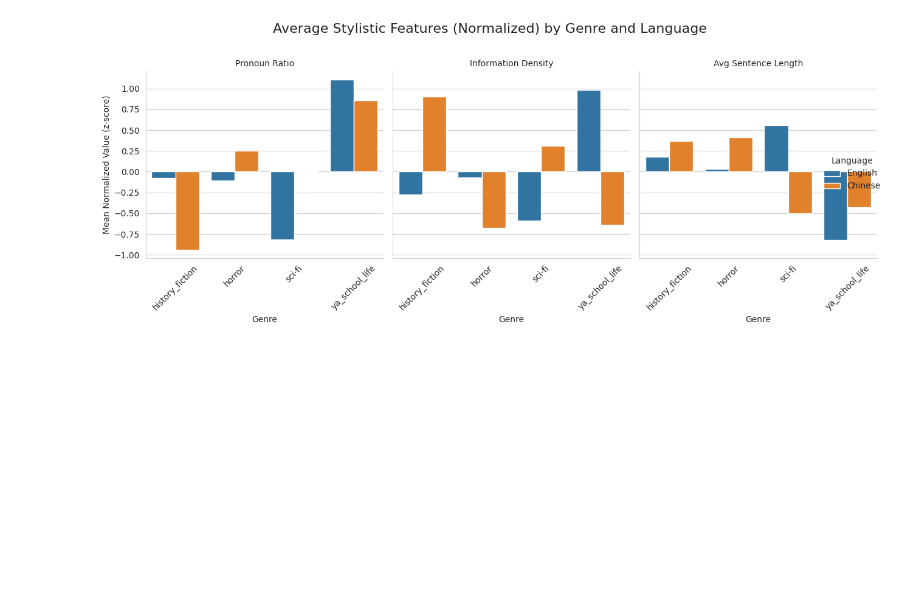
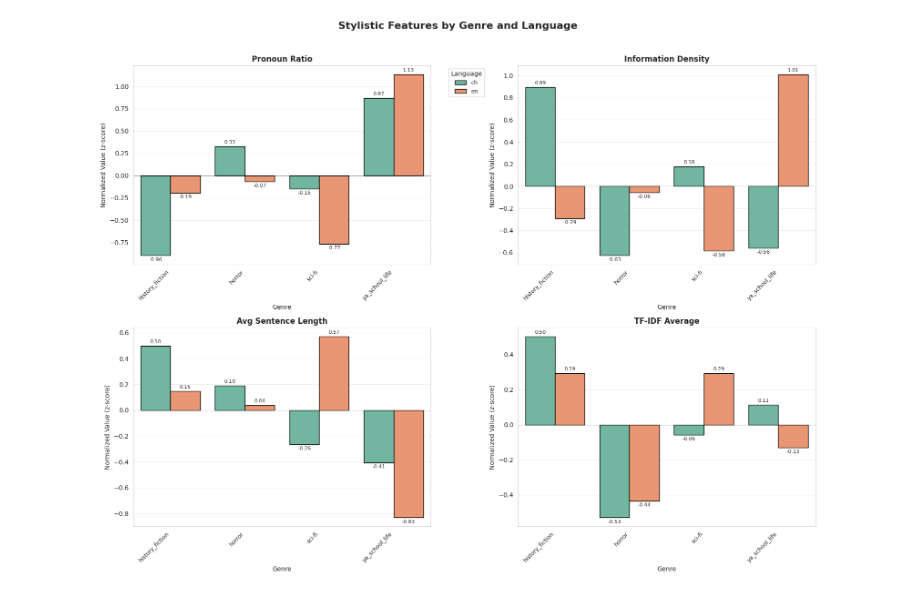
Before and after one commit to asapacsin/cross-culture-linguistic-analysis, a Jupyter notebook: lingu.ipynb, the cells around one changed output. Saved outputs shown, nothing was run; the diff lists cells and outputs as text; code cells hidden in the pictures; blank space fills up the shorter version.

```diff
--- a/lingu.ipynb
+++ b/lingu.ipynb
@@ -133,2 +180,0 @@ for i, col in enumerate(features):
-# %%
-pro_en_df = clean_en_df
@@ -200,14 +313,8 @@ Explained variance ratio: [0.47185204 0.38845362]
 # %%
-import pandas as pd
-import numpy as np
-from scipy.stats import pearsonr
-import seaborn as sns
-import matplotlib.pyplot as plt
-
 # ────────────────────────
 # 1. Normalize the 3 features (same as before)
 # ────────────────────────
-features = ["pronoun_ratio", "info_density", "avg_sent_len"]
+features = ["pronoun_ratio", "info_density", "avg_sent_len","tfidf_avg"]
 df = df.dropna(subset=features + ["genre", "language"]).reset_index(drop=True)
 
 X = df[features].values
@@ -225,10 +332,10 @@ results = []
 
 for genre in df["genre"].unique():
     en_books = df[(df["genre"] == genre) & (df["language"] == "en")][norm_cols]
-    zh_books = df[(df["genre"] == genre) & (df["language"] == "zh")][norm_cols]
+    zh_books = df[(df["genre"] == genre) & (df["language"] == "ch")][norm_cols]
 
     if len(en_books) < 2 or len(zh_books) < 2:
-        print(f"Skipping {genre}: not enough books (EN={len(en_books)}, ZH={len(zh_books)})")
+        print(f"Skipping {genre}: not enough books (EN={len(en_books)}, CH={len(zh_books)})")
         continue
 
     # Average stylistic profile per language
@@ -267,8 +374,8 @@ print(corr_df[corr_df["pearson_r"] > 0.7][["genre", "pearson_r", "n_en", "n_zh"]
 # ────────────────────────
 plt.figure(figsize=(10, 6))
 bars = plt.barh(corr_df["genre"], corr_df["pearson_r"],
-                color=np.where(corr_df["pearson_r"] > 0.7, "#d62728",
-                       np.where(corr_df["pearson_r"] > 0.4, "#ff7f0e", "#1f77b4")))
+                color=np.where(abs(corr_df["pearson_r"]) > 0.7, "#d62728",
+                       np.where(abs(corr_df["pearson_r"]) > 0.4, "#ff7f0e", "#1f77b4")))
 
 plt.xlabel("Pearson Correlation (r)\n← Less similar                      More similar →", fontsize=13)
 plt.title("How Similar Are English & Chinese Books in the Same Genre?\n"
@@ -291,5 +398,5 @@ Text(0.5, 1.0, 'How Similar Are English & Chinese Books in the Same Genre?\nHigh
 # %%
-features = ["pronoun_ratio", "info_density", "avg_sent_len"]
+features = ["pronoun_ratio", "info_density", "avg_sent_len", "tfidf_avg"]
 df = df.dropna(subset=features + ["genre", "language"]).reset_index(drop=True)
 
 X = df[features].values
@@ -321,41 +428,61 @@ mean_melted = mean_df.melt(
 feature_names = {
     "pronoun_ratio_norm": "Pronoun Ratio",
     "info_density_norm": "Information Density",
-    "avg_sent_len_norm": "Avg Sentence Length"
+    "avg_sent_len_norm": "Avg Sentence Length",
+    "tfidf_avg_norm": "TF-IDF Average"
 }
 mean_melted["feature"] = mean_melted["feature"].map(feature_names)
 
 # ────────────────────────
-# Plot: Grouped bar chart (EN vs ZH) per genre
+# OPTION 1: Enhanced grouped bar chart with genre colors
 # ────────────────────────
-plt.figure(figsize=(12, 8))
+
+# Create a color palette for genres
+genres = mean_melted["genre"].unique()
+genre_palette = sns.color_palette("husl", len(genres))
+genre_color_dict = dict(zip(genres, genre_palette))
+
+plt.figure(figsize=(14, 10))
 sns.set_style("whitegrid")
-palette = {"en": "#1f77b4", "zh": "#ff7f0e"}  # Blue for EN, Orange for ZH
 
-g = sns.catplot(
-    data=mean_melted,
-    kind="bar",
-    x="genre",
-    y="mean_normalized_value",
-    hue="language",
-    col="feature",
-    palette=palette,
-    height=5,
-    aspect=0.8,
-    ci=None,
-    legend=False
-)
+# Create a single figure with subplots
+fig, axes = plt.subplots(2, 2, figsize=(16, 12))
+axes = axes.flatten()
 
-# Customize
-g.set_axis_labels("Genre", "Mean Normalized Value (z-score)")
-g.set_titles("{col_name}")
-g.add_legend(title="Language", labels=["English", "Chinese"])
-g.fig.suptitle("Average Stylistic Features (Normalized) by Genre and Language", y=1.02, fontsize=16)
+for idx, feature in enumerate(features_order):
+    ax = axes[idx]
+    feature_data = mean_melted[mean_melted["feature"] == feature]
 
-# Rotate x-labels if needed
-for ax in g.axes.flat:
-    ax.tick_params(axis='x', rotation=45)
+    # Use seaborn barplot for simplicity
+    sns.barplot(data=feature_data,
+                x="genre",
+                y="mean_normalized_value",
+                hue="language",
+                ax=ax,
+                palette="Set2",  # Distinct colors for languages
+                edgecolor='black',
+                linewidth=1,
+                errwidth=0)  # Remove error bars
 
+    # Add value labels
+    for container in ax.containers:
+        ax.bar_label(container, fmt='%.2f', padding=3, fontsize=8)
+
+    ax.set_title(f"{feature}", fontsize=12, fontweight='bold')
+    ax.set_xlabel("Genre", fontsize=10)
+    ax.set_ylabel("Normalized Value (z-score)", fontsize=10)
+    ax.set_xticklabels(ax.get_xticklabels(), rotation=45, ha='right', fontsize=9)
+    ax.grid(True, alpha=0.3, axis='y')
+    ax.axhline(y=0, color='black', linestyle='-', linewidth=0.5, alpha=0.5)
+
+    # Move legend outside for first plot only
+    if idx == 0:
+        ax.legend(title="Language", bbox_to_anchor=(1.05, 1), loc='upper left', fontsize=9)
+    else:
+        ax.legend().remove()
+
+fig.suptitle("Stylistic Features by Genre and Language",
+             fontsize=16, fontweight='bold', y=1.02)
 plt.tight_layout()
 plt.show()
 # %% [output]
@@ -366 +505 @@ The `ci` parameter is deprecated. Use `errorbar=None` for the same effect.
-[figure, old version]
+[figure, new version]
```
Also changed, not shown: parts of 44 cells of this notebook, 7 other files.
